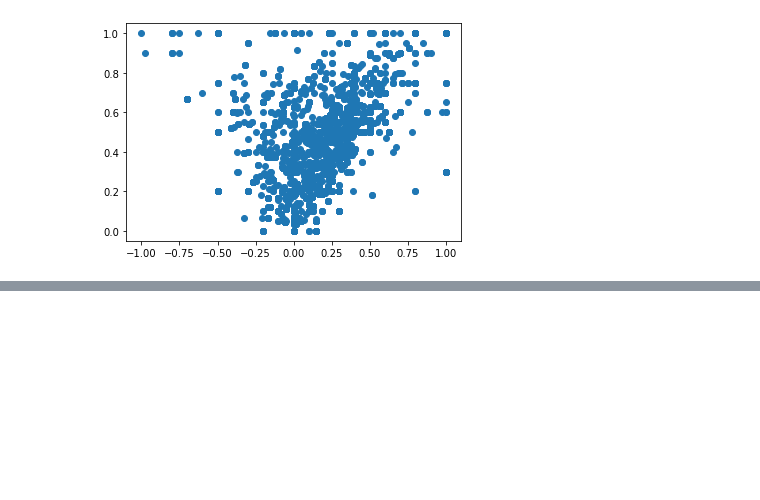
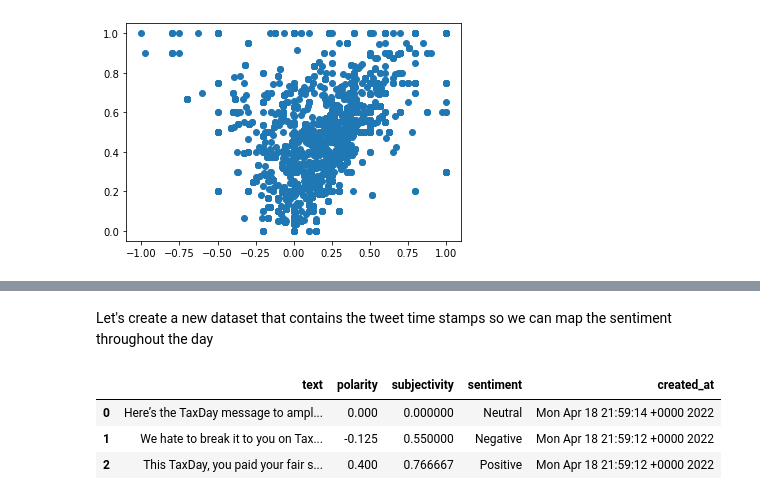
Before and after one commit to carpentries-incubator/twitter-with-twarc, a Jupyter notebook: code/TextBlob_Exploration.ipynb, the cells around one changed output, grey strips where cells are left out. Saved outputs shown, nothing was run; the diff lists cells and outputs as text; code cells hidden in the pictures; blank space fills up the shorter version.

Commit message:
added in time chart

```diff
--- a/code/TextBlob_Exploration.ipynb
+++ b/code/TextBlob_Exploration.ipynb
@@ -359,0 +358,18 @@ Name: text, Length: 830, dtype: object
+# %% [markdown]
+Let's create a new dataset that contains the tweet time stamps so we can map the sentiment throughout the day
+# %%
+# create new dataset that is a copy of taxday_tweets
+taxday_tm = taxday_tweets.copy()
+
+# add time columns from taxday_data
+tweeted_at = taxday_data['created_at']
+
+taxday_tm = taxday_tm.join(tweeted_at)
+# %%
+# print first few rows
+taxday_tm.head(3)
+# %% [output]
+|  | text | polarity | subjectivity | sentiment | created_at |
+| 0 | Here’s the TaxDay message to ampl... | 0.000 | 0.000000 | Neutral | Mon Apr 18 21:59:14 +0000 2022 |
+| 1 | We hate to break it to you on Tax... | -0.125 | 0.550000 | Negative | Mon Apr 18 21:59:12 +0000 2022 |
+| 2 | This TaxDay, you paid your fair s... | 0.400 | 0.766667 | Positive | Mon Apr 18 21:59:12 +0000 2022 |
```
Also changed, not shown: parts of 31 cells of this notebook.
